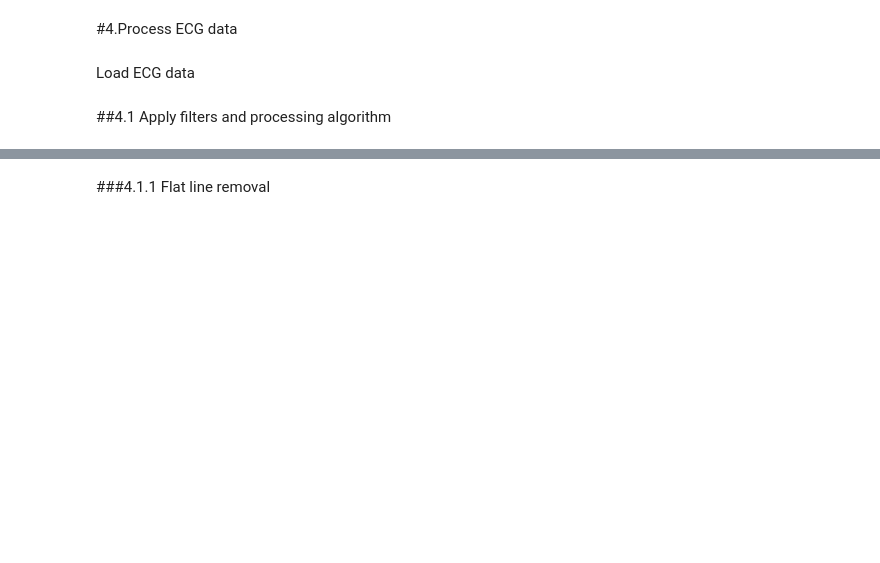
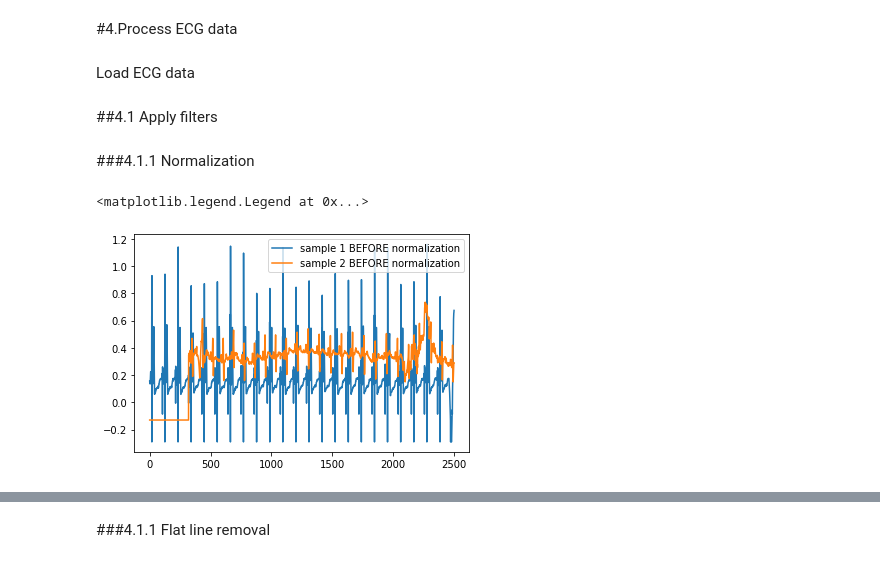
Before and after one commit to supertime1/Afib_PPG, a Jupyter notebook: Afib_Data_Clean.ipynb, the cells around one changed output, grey strips where cells are left out. Saved outputs shown, nothing was run; the diff lists cells and outputs as text; code cells hidden in the pictures; blank space fills up the shorter version.

```diff
--- a/Afib_Data_Clean.ipynb
+++ b/Afib_Data_Clean.ipynb
@@ -87,4 +81,6 @@ Load ECG data
 with open('D:WFDB//matched/ECG_signals_p09.pkl', "rb") as fp:
   raw_ECG_signals = pickle.load(fp)
 # %% [markdown]
-##4.1 Apply filters and processing algorithm
+##4.1 Apply filters
+# %% [markdown]
+###4.1.1 Normalization
@@ -90,0 +91,7 @@ with open('D:WFDB//matched/ECG_signals_p09.pkl', "rb") as fp:
+# %%
+plt.plot(raw_ECG_signals[0][0:2500],label="sample 1 BEFORE normalization")
+plt.plot(raw_ECG_signals[2][0:2500],label="sample 2 BEFORE normalization")
+plt.legend()
+# %% [output]
+<matplotlib.legend.Legend at 0x...>
+[figure, added]
```
Also changed, not shown: parts of 20 cells of this notebook.
